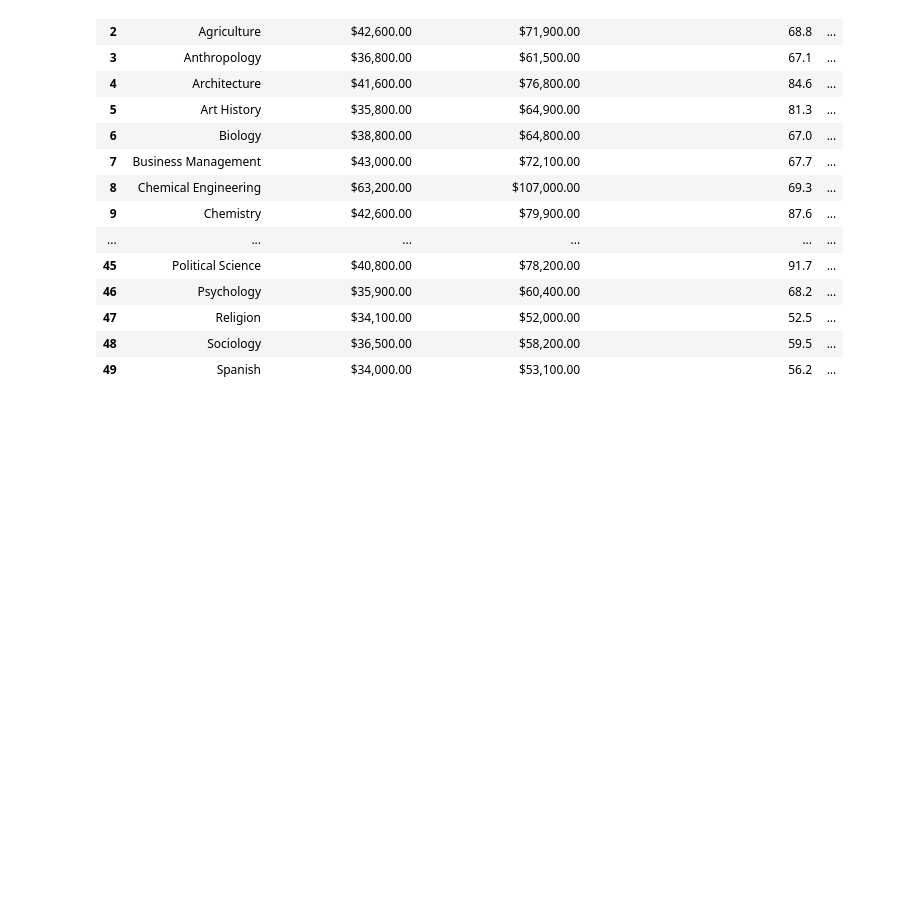
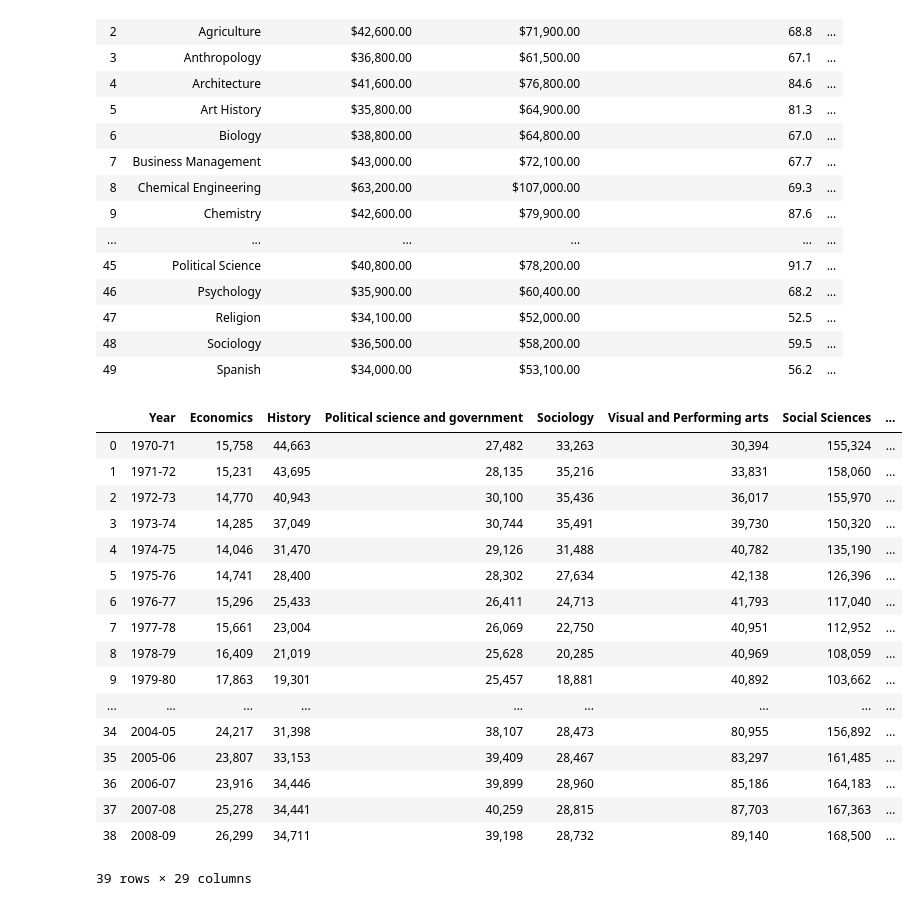
Before and after one commit to COGS108/group027, a Jupyter notebook: FinalProject.ipynb, the cells around one changed output. Cells and saved outputs as stored; diff of their text form; code cells hidden in the pictures; blank space fills up the shorter version.

```diff
--- a/FinalProject.ipynb
+++ b/FinalProject.ipynb
@@ -155,3 +159,26 @@ income_expected
 | 47 | Religion | $34,100.00 | $52,000.00 | 52.5 | ... |
 | 48 | Sociology | $36,500.00 | $58,200.00 | 59.5 | ... |
 | 49 | Spanish | $34,000.00 | $53,100.00 | 56.2 | ... |
+# %%
+# new dataset. built by combining majors from several files by "total"
+df_combinedMajors = pd.read_csv('Cogs108_data.csv')
+df_combinedMajors
+# %% [output]
+|  | Year | Economics | History | Political science and government | Sociology | Visual and Performing arts | Social Sciences | ... |
+| 0 | 1970-71 | 15,758 | 44,663 | 27,482 | 33,263 | 30,394 | 155,324 | ... |
+| 1 | 1971-72 | 15,231 | 43,695 | 28,135 | 35,216 | 33,831 | 158,060 | ... |
+| 2 | 1972-73 | 14,770 | 40,943 | 30,100 | 35,436 | 36,017 | 155,970 | ... |
+| 3 | 1973-74 | 14,285 | 37,049 | 30,744 | 35,491 | 39,730 | 150,320 | ... |
+| 4 | 1974-75 | 14,046 | 31,470 | 29,126 | 31,488 | 40,782 | 135,190 | ... |
+| 5 | 1975-76 | 14,741 | 28,400 | 28,302 | 27,634 | 42,138 | 126,396 | ... |
+| 6 | 1976-77 | 15,296 | 25,433 | 26,411 | 24,713 | 41,793 | 117,040 | ... |
+| 7 | 1977-78 | 15,661 | 23,004 | 26,069 | 22,750 | 40,951 | 112,952 | ... |
+| 8 | 1978-79 | 16,409 | 21,019 | 25,628 | 20,285 | 40,969 | 108,059 | ... |
+| 9 | 1979-80 | 17,863 | 19,301 | 25,457 | 18,881 | 40,892 | 103,662 | ... |
+| ... | ... | ... | ... | ... | ... | ... | ... | ... |
+| 34 | 2004-05 | 24,217 | 31,398 | 38,107 | 28,473 | 80,955 | 156,892 | ... |
+| 35 | 2005-06 | 23,807 | 33,153 | 39,409 | 28,467 | 83,297 | 161,485 | ... |
+| 36 | 2006-07 | 23,916 | 34,446 | 39,899 | 28,960 | 85,186 | 164,183 | ... |
+| 37 | 2007-08 | 25,278 | 34,441 | 40,259 | 28,815 | 87,703 | 167,363 | ... |
+| 38 | 2008-09 | 26,299 | 34,711 | 39,198 | 28,732 | 89,140 | 168,500 | ... |
+39 rows × 29 columns
```
Also changed, not shown: parts of 5 cells of this notebook, 1 other file.
